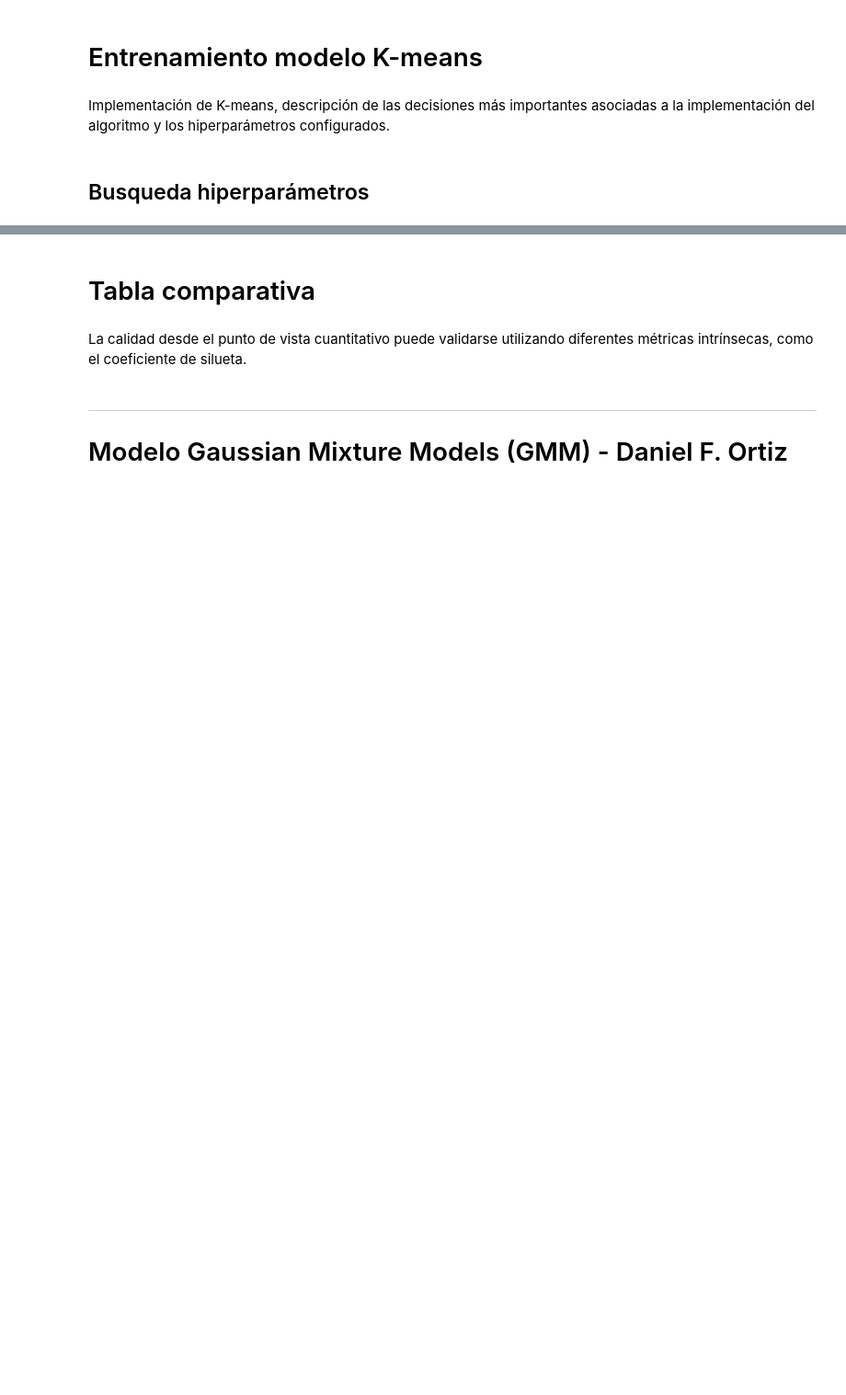
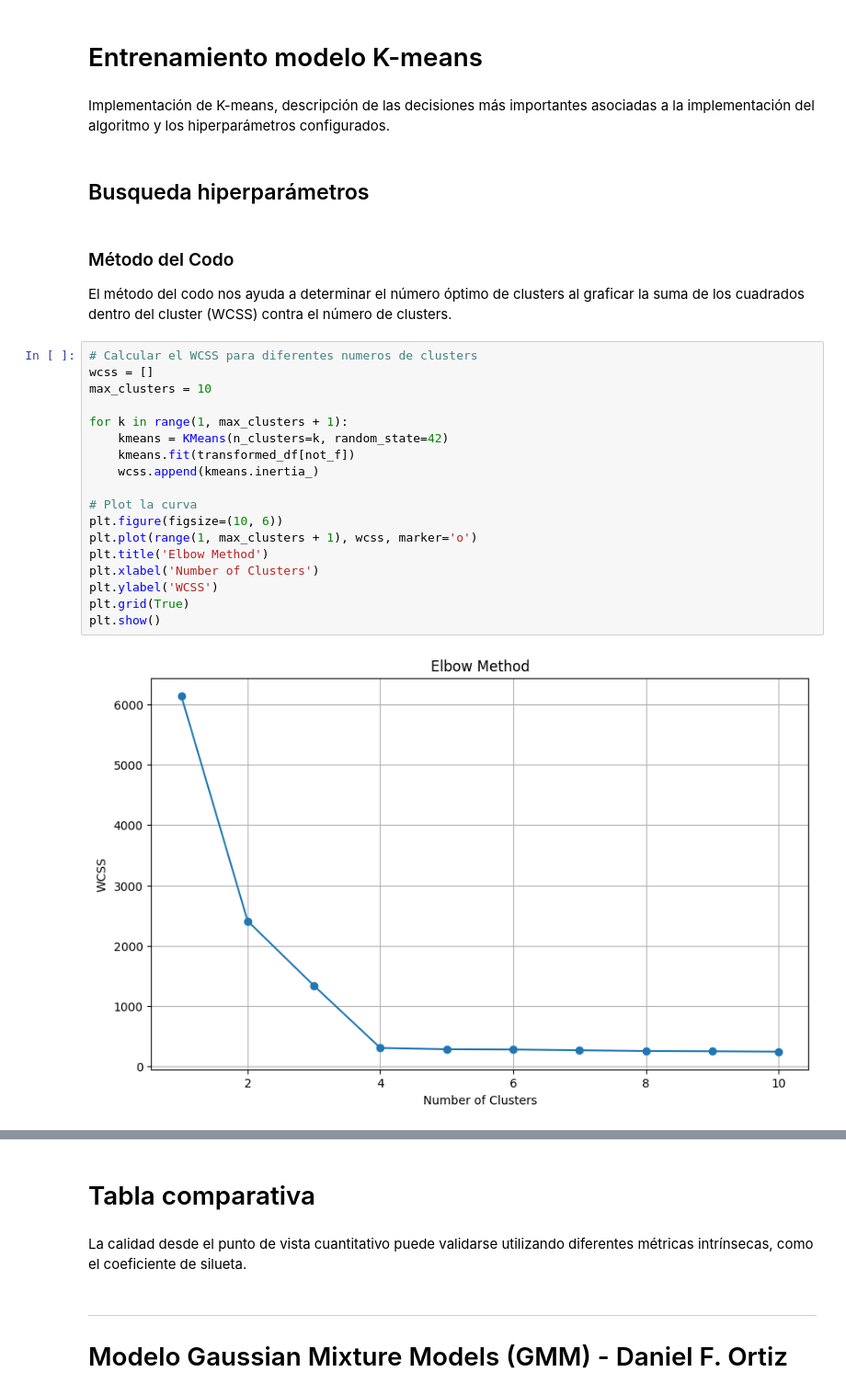
Before and after one commit to j4vierb/FinanzasAlpes-lab2, a Jupyter notebook: v1.ipynb, the cells around one changed output, grey strips where cells are left out. Shown at 92% size. Saved outputs shown, nothing was run; the diff lists cells and outputs as text; blank space fills up the shorter version.

Commit message:
Modelo Kmeans

```diff
--- a/v1.ipynb
+++ b/v1.ipynb
@@ -528,3 +531,28 @@ Con base en estas visualizaciones, podemos inferir varios perfiles:
 Implementación de K-means, descripción de las decisiones más importantes asociadas a la implementación del algoritmo y los hiperparámetros configurados.
 # %% [markdown]
 ## Busqueda hiperparámetros
+# %% [markdown]
+
+### Método del Codo
+
+El método del codo nos ayuda a determinar el número óptimo de clusters al graficar la suma de los cuadrados dentro del cluster (WCSS) contra el número de clusters.
+# %%
+# Calcular el WCSS para diferentes numeros de clusters
+wcss = []
+max_clusters = 10
+
+for k in range(1, max_clusters + 1):
+    kmeans = KMeans(n_clusters=k, random_state=42)
+    kmeans.fit(transformed_df[not_f])
+    wcss.append(kmeans.inertia_)
+
+# Plot la curva
+plt.figure(figsize=(10, 6))
+plt.plot(range(1, max_clusters + 1), wcss, marker='o')
+plt.title('Elbow Method')
+plt.xlabel('Number of Clusters')
+plt.ylabel('WCSS')
+plt.grid(True)
+plt.show()
+# %% [output]
+[figure, added]
```
Also changed, not shown: parts of 14 cells of this notebook.
